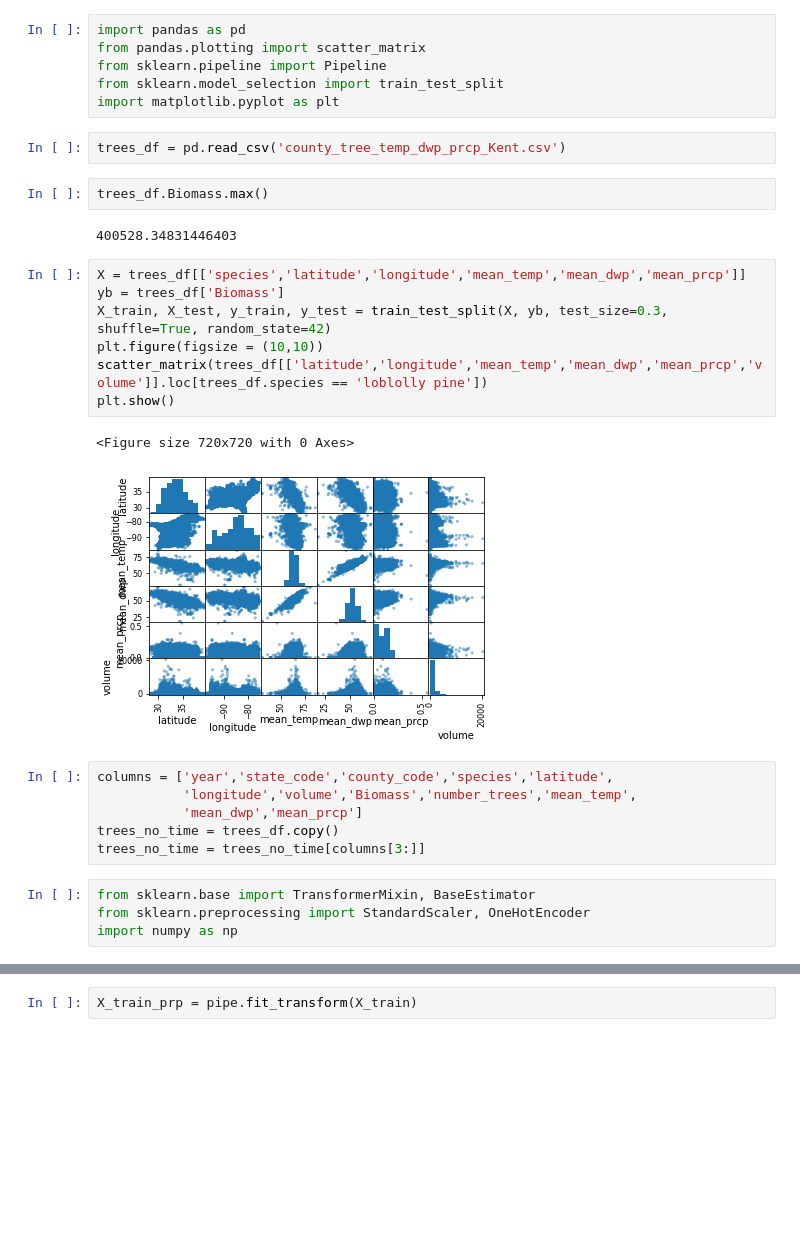
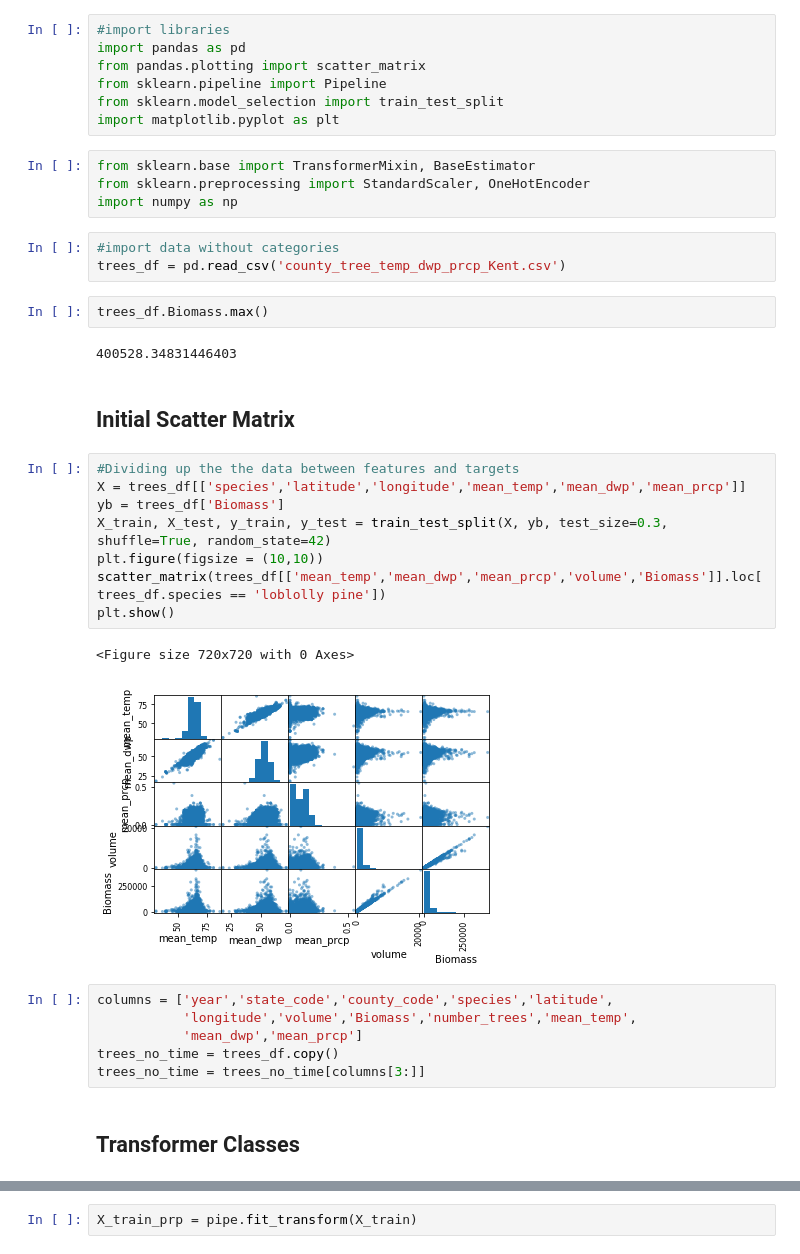
Before and after one commit to dheligman/climate, a Jupyter notebook: models_DMH.ipynb, the cells around one changed output, grey strips where cells are left out. Saved outputs shown, nothing was run; the diff lists cells and outputs as text; blank space fills up the shorter version.

```diff
--- a/models_DMH.ipynb
+++ b/models_DMH.ipynb
@@ -1,33 +1,40 @@
 # %%
+#import libraries
 import pandas as pd
 from pandas.plotting import scatter_matrix
 from sklearn.pipeline import Pipeline
 from sklearn.model_selection import train_test_split
 import matplotlib.pyplot as plt
+# %%
+from sklearn.base import TransformerMixin, BaseEstimator
+from sklearn.preprocessing import StandardScaler, OneHotEncoder
+import numpy as np
 # %%
+#import data without categories
 trees_df = pd.read_csv('county_tree_temp_dwp_prcp_Kent.csv')
 # %%
 trees_df.Biomass.max()
 # %% [output]
 400528.34831446403
+# %% [markdown]
+## Initial Scatter Matrix
 # %%
+#Dividing up the the data between features and targets
 X = trees_df[['species','latitude','longitude','mean_temp','mean_dwp','mean_prcp']]
 yb = trees_df['Biomass']
 X_train, X_test, y_train, y_test = train_test_split(X, yb, test_size=0.3, shuffle=True, random_state=42)
 plt.figure(figsize = (10,10))
-scatter_matrix(trees_df[['latitude','longitude','mean_temp','mean_dwp','mean_prcp','volume']].loc[trees_df.species == 'loblolly pine'])
+scatter_matrix(trees_df[['mean_temp','mean_dwp','mean_prcp','volume','Biomass']].loc[trees_df.species == 'loblolly pine'])
 plt.show()
 # %% [output]
 <Figure size 720x720 with 0 Axes>
-[figure, old version]
+[figure, new version]
 # %%
 columns = ['year','state_code','county_code','species','latitude',
            'longitude','volume','Biomass','number_trees','mean_temp',
            'mean_dwp','mean_prcp']
 trees_no_time = trees_df.copy()
 trees_no_time = trees_no_time[columns[3:]]
-# %%
-from sklearn.base import TransformerMixin, BaseEstimator
-from sklearn.preprocessing import StandardScaler, OneHotEncoder
-import numpy as np
+# %% [markdown]
+## Transformer Classes
 # %%
```
Also changed, not shown: parts of 51 cells of this notebook, 6 other files.
